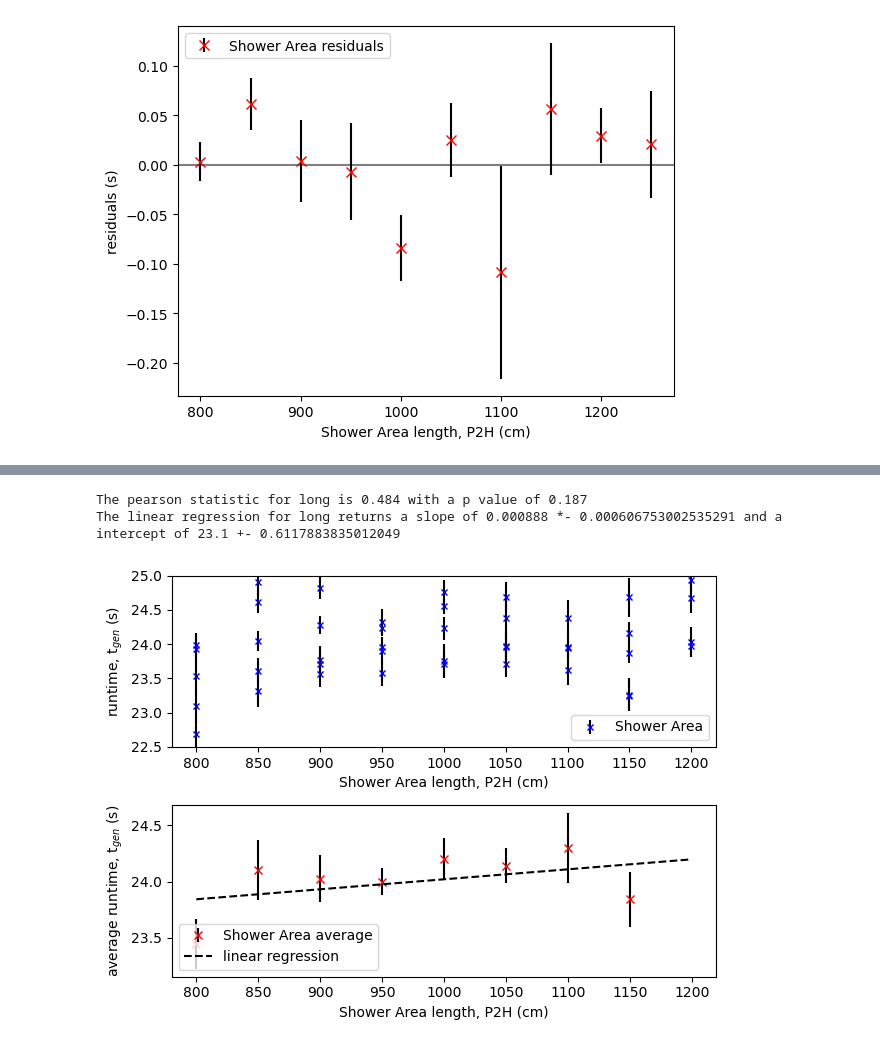
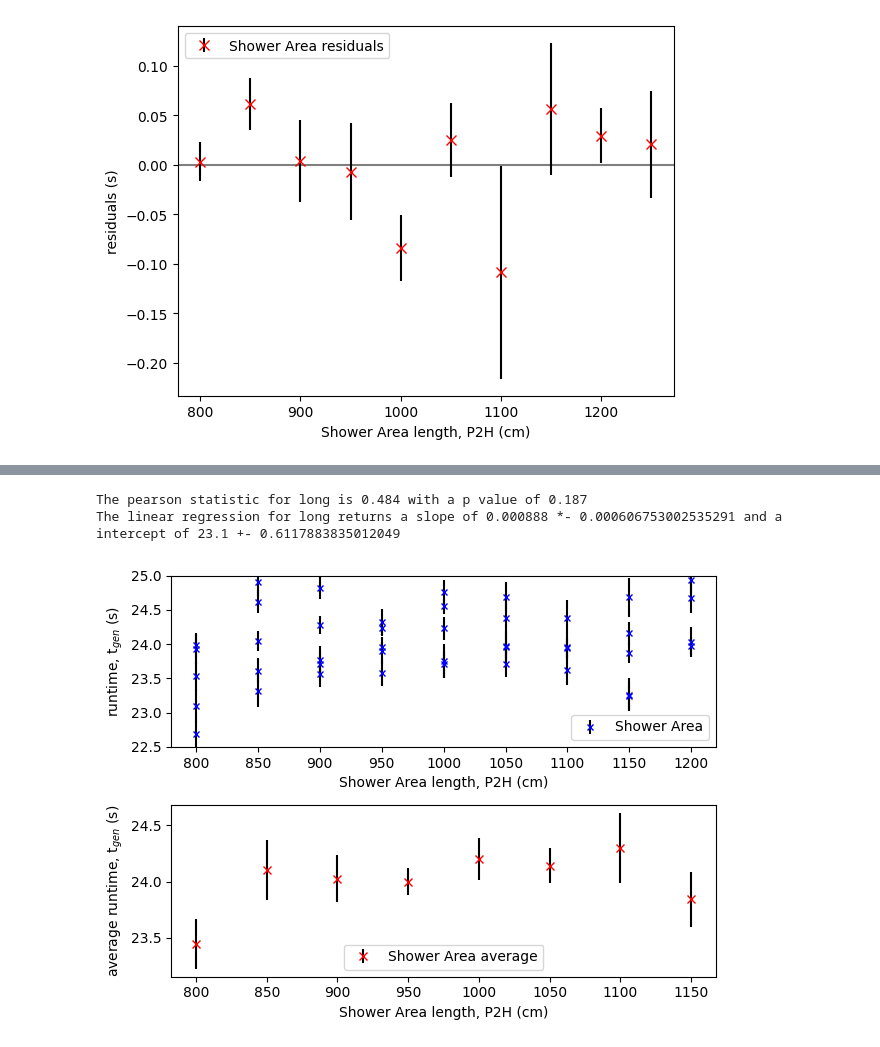
Before and after one commit to PINKTAIGAH/SHP, a Jupyter notebook: uproot_test/plot_time_SA.ipynb, the cells around one changed output, grey strips where cells are left out. Cells and saved outputs as stored; diff of their text form; code cells hidden in the pictures.

```diff
--- a/uproot_test/plot_time_SA.ipynb
+++ b/uproot_test/plot_time_SA.ipynb
@@ -134,34 +134,34 @@ Chi squared is 11.9021120005424
 # %%
 det_long= np.loadtxt('../Data/SA_det_long_raw_data.txt')
 # det_short= np.loadtxt('../Data/P2H_det_short_raw_data.txt')
 
 det_timeav_long, det_x_long,det_errtime_long= (det_long[0].reshape(9,5), det_long[1].reshape(9,5), det_long[2].reshape(9,5))
 # det_timeav_short, det_x_short,det_errtime_short= (det_short[0].reshape(14,10), det_short[1].reshape(14,10), det_short[2].reshape(14,10))
 
 det_errtime_long[np.where(det_timeav_long>30)] = 0
 det_timeav_long[det_timeav_long>30] = 20
 
 reg= stats.linregress(np.average(det_x_long, axis= 1).flatten(), np.average(det_timeav_long, axis=1).flatten())
 print(f'The pearson statistic for long is {reg.rvalue:.3} with a p value of {reg.pvalue:.3}')
 print(f'The linear regression for long returns a slope of {reg.slope:.3} *- {reg.stderr} and a intercept of {reg.intercept:.3} +- {reg.intercept_stderr}')
 fig, (ax1,ax2)=plt.subplots(2,1)
 ax1.errorbar(det_x_long.flatten()[:-1], det_timeav_long.flatten()[:-1], yerr=det_errtime_long.flatten()[:-1], fmt='bx', ecolor='k', markersize= 5, label='Shower Area')
 ax1.set_ylim((22.5,25))
 ax1.legend(loc='lower right')
 ax1.set_xlabel('Shower Area length, P2H (cm)')
 ax1.set_ylabel(r'runtime, t$_{gen}$ (s)')
 
 ax2.errorbar(np.average(det_x_long, axis= 1).flatten()[:-1], np.average(det_timeav_long, axis=1)[:-1],yerr= (np.std(det_timeav_long, axis=1)/np.sqrt(det_timeav_long.shape[1]))[:-1],fmt= 'rx', ecolor='k', markersize= 6, label= 'Shower Area average')
 ax2.set_xlabel('Shower Area length, P2H (cm)')
 ax2.set_ylabel(r'average runtime, t$_{gen}$ (s)')
-ax2.errorbar(np.arange(det_x_long[0][0], det_x_long[-1][0]), linear(np.arange(det_x_long[0][0], det_x_long[-1][0]), reg.slope, reg.intercept),fmt='k--', label= 'linear regression')
-ax2.legend(loc='lower left')
+# ax2.errorbar(np.arange(det_x_long[0][0], det_x_long[-1][0]), linear(np.arange(det_x_long[0][0], det_x_long[-1][0]), reg.slope, reg.intercept),fmt='k--', label= 'linear regression')
+ax2.legend(loc='lower center')
 # ax1.set_title('Event runtime vs Shower Area size for detector simulation', y=1.05)
 fig.tight_layout()
 # %% [output]
 The pearson statistic for long is 0.484 with a p value of 0.187
 The linear regression for long returns a slope of 0.000888 *- 0.000606753002535291 and a intercept of 23.1 +- 0.6117883835012049
-[figure, old version]
+[figure, new version]
 # %%
 x= det_x_long[:,1]
 residual= linear(x, reg.slope, reg.intercept)- np.average(det_timeav_long, axis=1)
```
Also changed, not shown: parts of 3 cells of this notebook, 7 other files.
